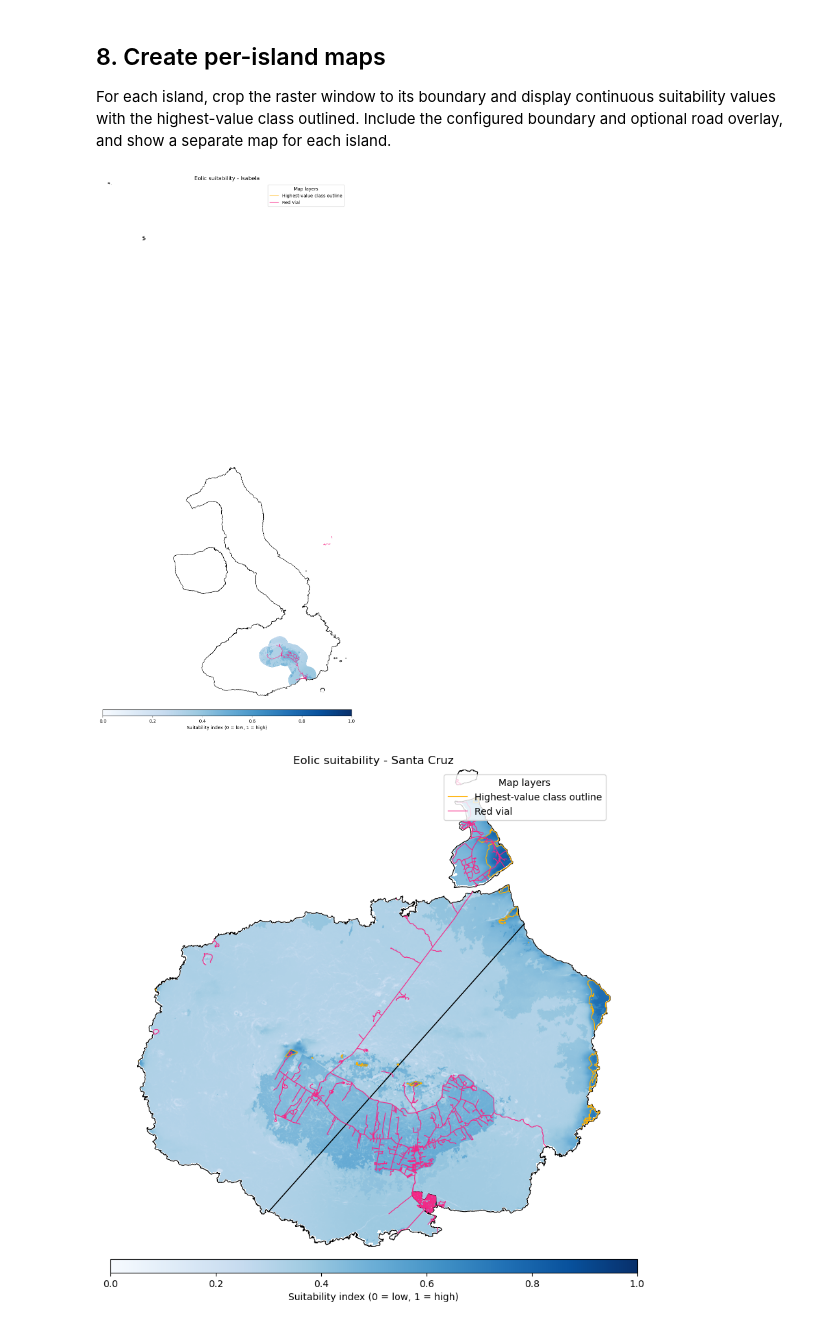
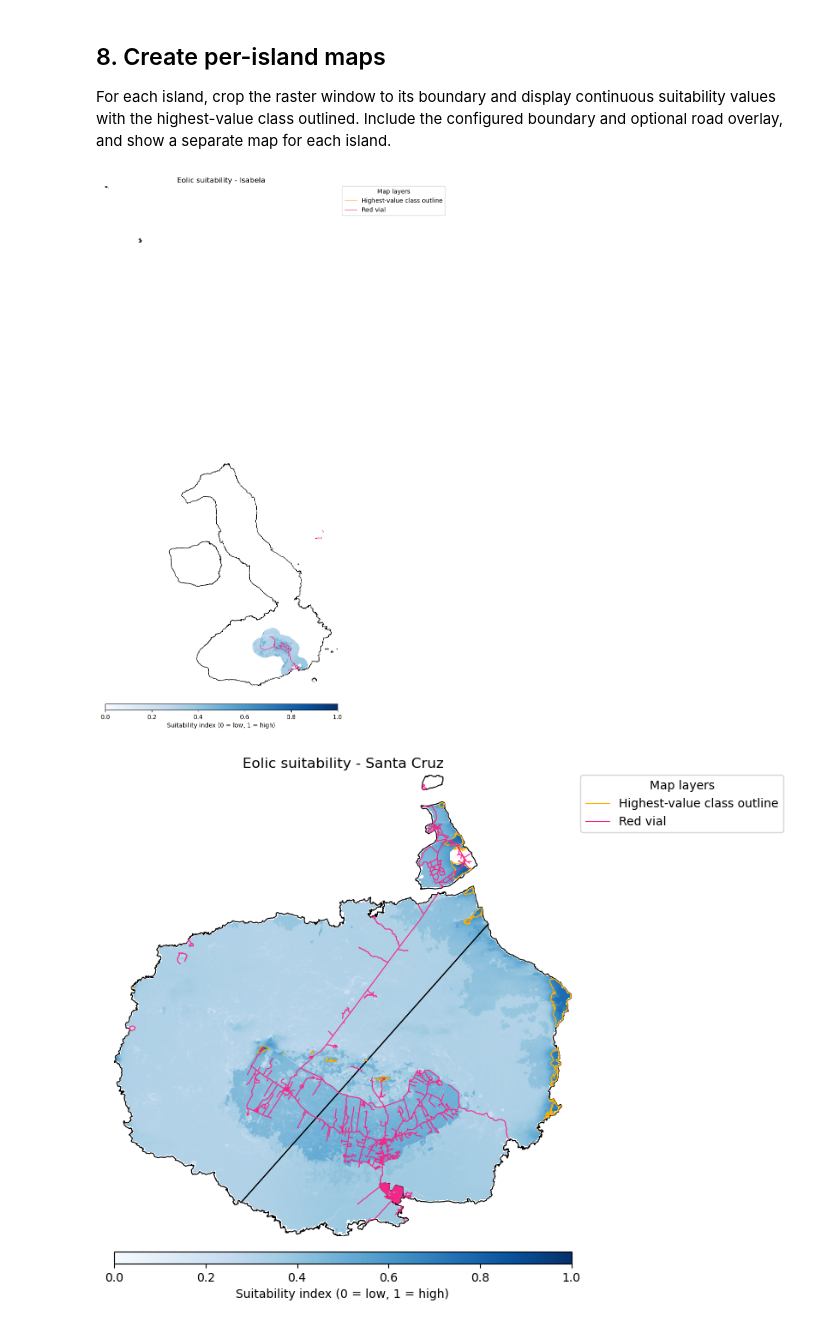
Before and after one commit to eemahon/idoneidad_hygalapagos, a Jupyter notebook: analisis/postprocessing.ipynb, the cells around one changed output. Drawn from its saved outputs; the diff is of its cells as text; code cells hidden in the pictures.

```diff
--- a/analisis/postprocessing.ipynb
+++ b/analisis/postprocessing.ipynb
@@ -35,7 +35,7 @@ Choose the energy type, source raster, classification scheme, and number of clas
 # user inputs: energy type, raster to process, classification method
 ENERGY_TYPE = "eolic"  # options: "solar" or "eolic"
 CLASSIFICATION = "natural_jenks"  # options: "quantiles", "natural_jenks", "equal_interval"
-RASTER_PATH = r"C:\HyGalapagos\outputs_eolico\scenario_1\weighted_suitability_scenario_1_20260929_232138.tif"
+RASTER_PATH = r"C:\HyGalapagos\outputs_eolico\scenario_1\weighted_suitability_scenario_1_20261008_163605.tif"
 #C:\HyGalapagos\outputs_eolico\scenario_1\weighted_suitability_scenario_1_20260927_123852.tif
 #C:\HyGalapagos\outputs_solar\scenario_2\weighted_suitability_20260923_094417.tif
 #C:\HyGalapagos\outputs_eolico\scenario_1\weighted_suitability_scenario_1_20260929_232138.tif
@@ -409,33 +430,40 @@ for island_name in island_map_order:
         )
         legend_handles.append(
             Line2D([], [], color=OUTLINE_COLOR, linewidth=0.8, label="Highest-value class outline")
         )
 
     if SHOW_RED_VIAL and red_vial is not None:
         red_vial.plot(ax=ax, color=RED_VIAL_COLOR, linewidth=0.8, zorder=4)
         legend_handles.append(
             Line2D([], [], color=RED_VIAL_COLOR, linewidth=0.8, label="Red vial")
         )
 
     if legend_handles:
-        ax.legend(handles=legend_handles, loc="upper right", frameon=True, title="Map layers")
+        ax.legend(
+            handles=legend_handles,
+            loc="upper left",
+            bbox_to_anchor=(1.02, 1.0),
+            borderaxespad=0,
+            frameon=True,
+            title="Map layers",
+        )
 
     ax.set_xlim(bounds[0], bounds[2])
     ax.set_ylim(bounds[1], bounds[3])
     ax.set_aspect("equal")
     ax.set_title(f"{ENERGY_LABEL} suitability - {island_name}")
     ax.axis("off")
     colorbar = fig.colorbar(
         image,
         ax=ax,
         orientation="horizontal",
         fraction=0.035,
         pad=0.025,
         aspect=40,
         ticks=np.linspace(0.0, 1.0, 6),
     )
     colorbar.set_label("Suitability index (0 = low, 1 = high)", labelpad=4)
     plt.show()
 # %% [output]
-[figure, old version]
+[figure, new version]
-[figure, old version]
+[figure, new version]
```
Also changed, not shown: parts of 4 cells of this notebook, 3 other files.
